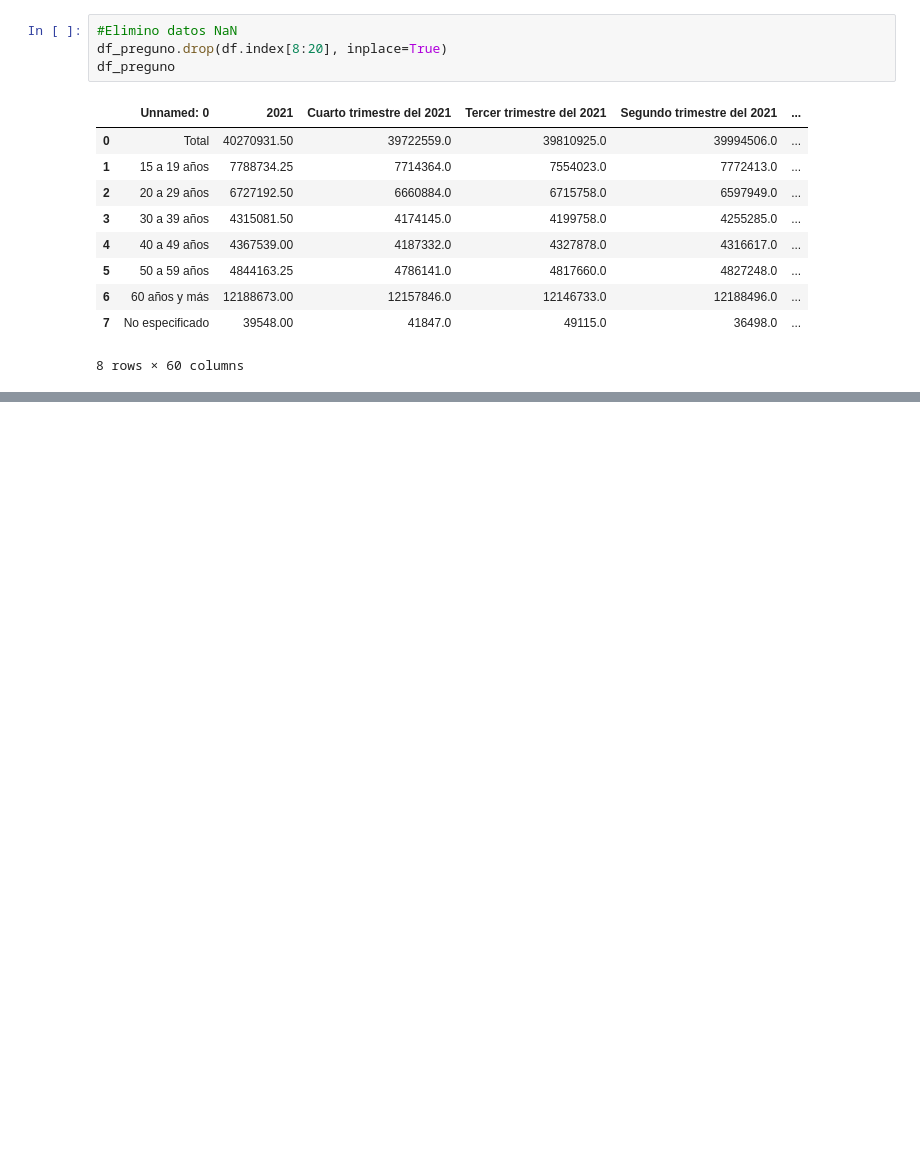
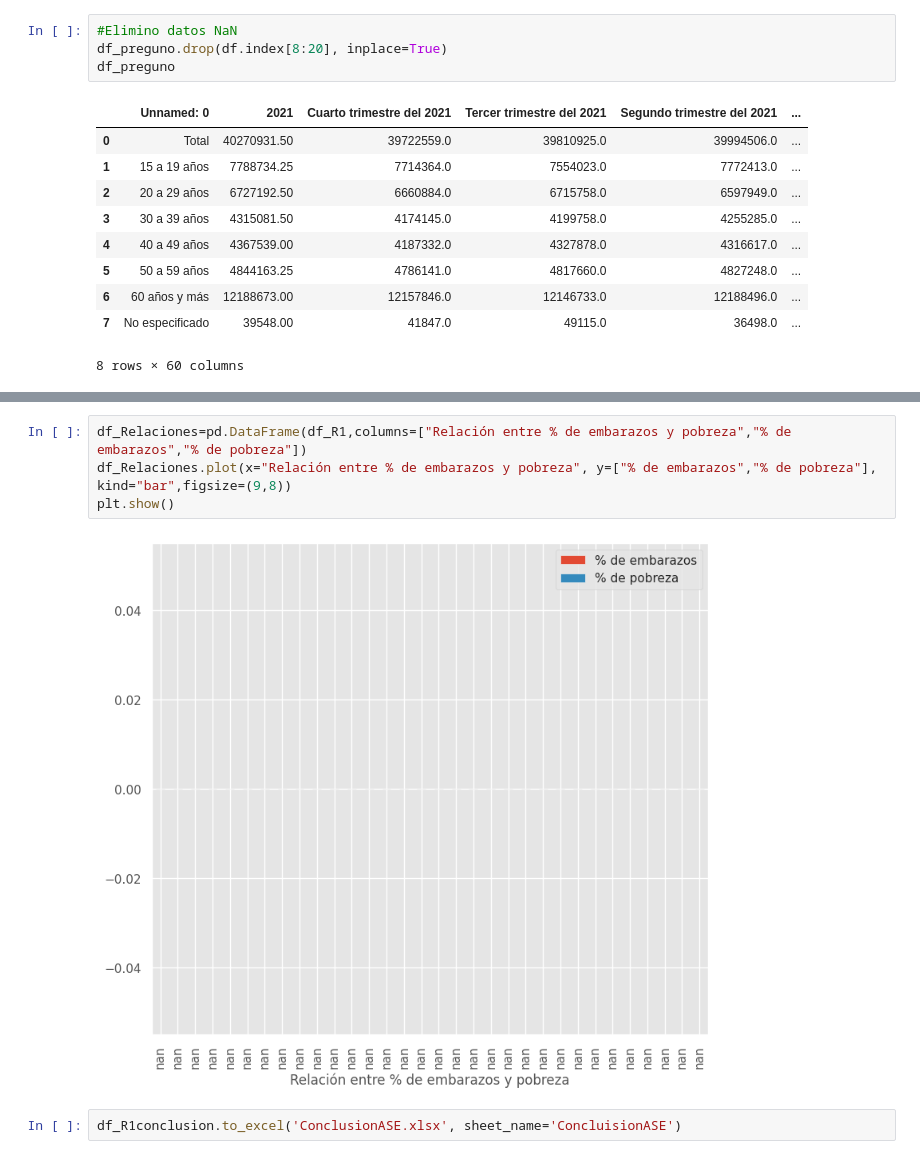
Before and after one commit to SaraElizabethGarciaCajero/Proyecto-ASE-I, a Jupyter notebook: S_ASE1.ipynb, the cells around one changed output, grey strips where cells are left out. Saved outputs shown, nothing was run; the diff lists cells and outputs as text; blank space fills up the shorter version.

```diff
--- a/S_ASE1.ipynb
+++ b/S_ASE1.ipynb
@@ -612,0 +901,8 @@ df_p1
+# %%
+df_Relaciones=pd.DataFrame(df_R1,columns=["Relación entre % de embarazos y pobreza","% de embarazos","% de pobreza"])
+df_Relaciones.plot(x="Relación entre % de embarazos y pobreza", y=["% de embarazos","% de pobreza"], kind="bar",figsize=(9,8))
+plt.show()
+# %% [output]
+[figure, added]
+# %%
+df_R1conclusion.to_excel('ConclusionASE.xlsx', sheet_name='ConcluisionASE')
```
Also changed, not shown: parts of 26 cells of this notebook.
